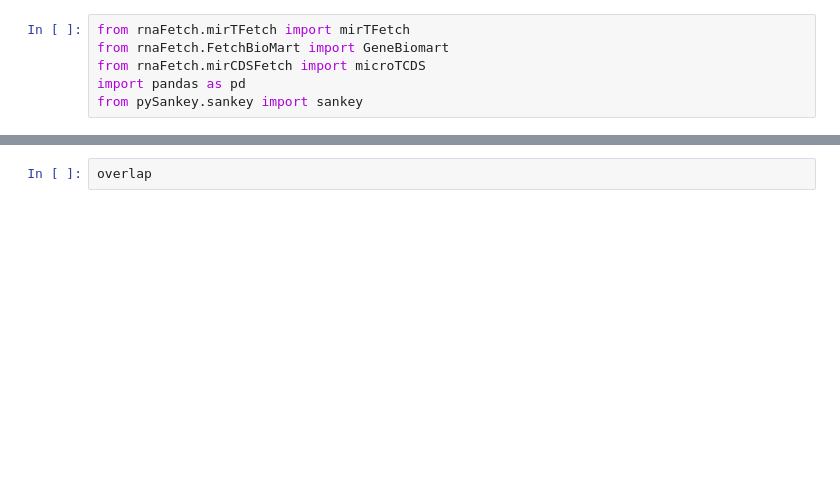
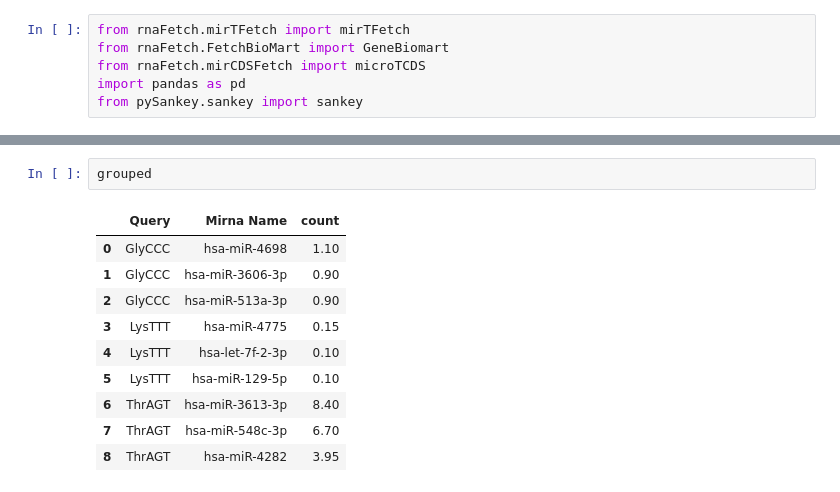
Before and after one commit to mouzkolit/miRFetch, a Jupyter notebook: trial_new_mitD_package.ipynb, the cells around one changed output, grey strips where cells are left out. Cells and saved outputs as stored; diff of their text form; blank space fills up the shorter version.

```diff
--- a/trial_new_mitD_package.ipynb
+++ b/trial_new_mitD_package.ipynb
@@ -62,2 +67,13 @@ NameError: name 'pd' is not defined
-# %%
-overlap
+# %%
+grouped
+# %% [output]
+|  | Query | Mirna Name | count |
+| 0 | GlyCCC | hsa-miR-4698 | 1.10 |
+| 1 | GlyCCC | hsa-miR-3606-3p | 0.90 |
+| 2 | GlyCCC | hsa-miR-513a-3p | 0.90 |
+| 3 | LysTTT | hsa-miR-4775 | 0.15 |
+| 4 | LysTTT | hsa-let-7f-2-3p | 0.10 |
+| 5 | LysTTT | hsa-miR-129-5p | 0.10 |
+| 6 | ThrAGT | hsa-miR-3613-3p | 8.40 |
+| 7 | ThrAGT | hsa-miR-548c-3p | 6.70 |
+| 8 | ThrAGT | hsa-miR-4282 | 3.95 |
```
Also changed, not shown: parts of 5 cells of this notebook, 6 other files.
